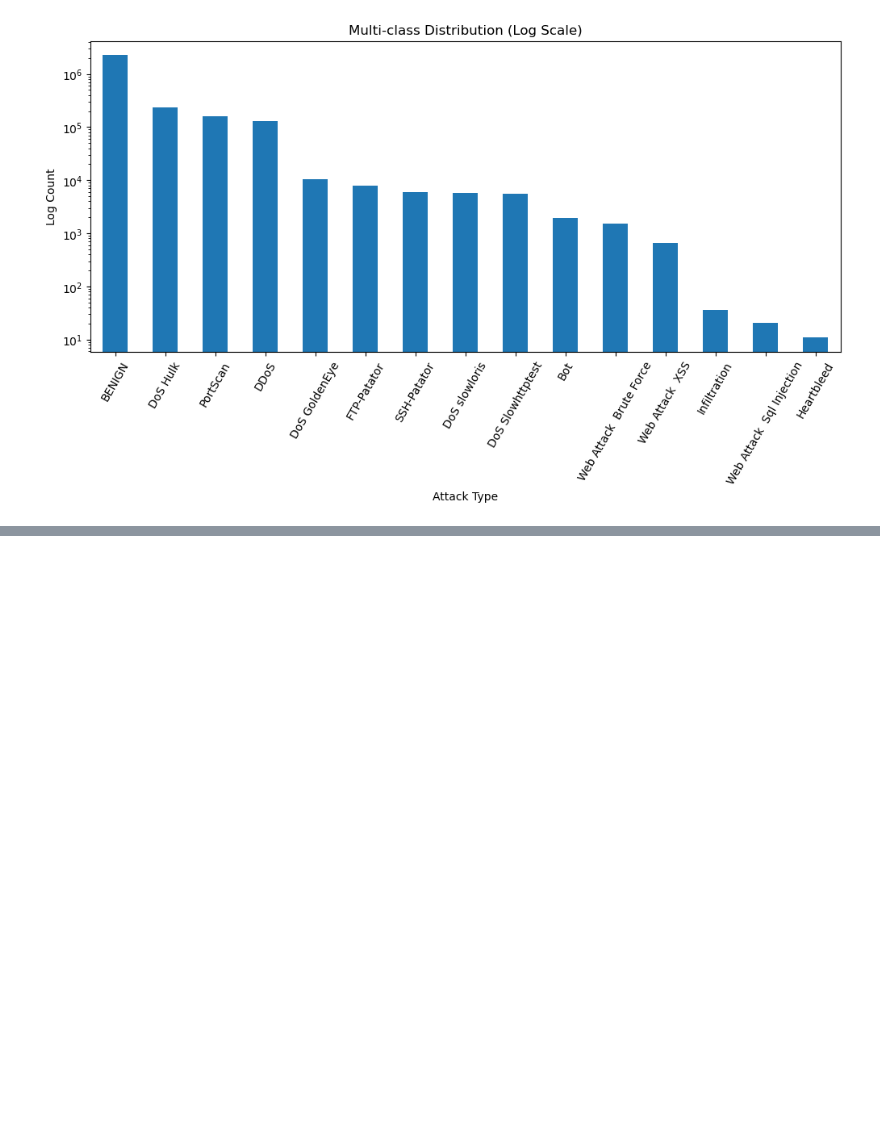
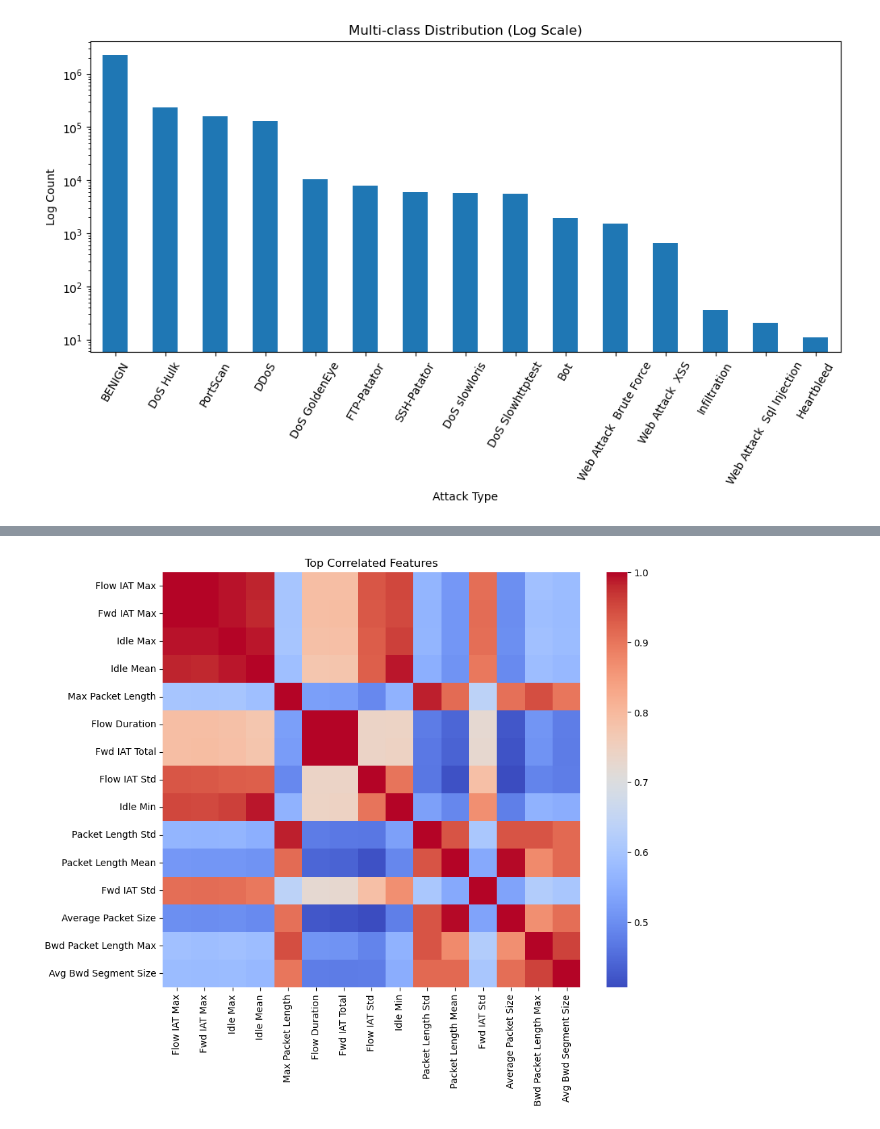
Before and after one commit to SanderSSoares/IDS-Capstone_Project, a Jupyter notebook: IDS_CA2.ipynb, the cells around one changed output, grey strips where cells are left out. Drawn from its saved outputs; the diff is of its cells as text; code cells hidden in the pictures; blank space fills up the shorter version.

Commit message:
EDA and observations
Complete EDA with class imbalance visualization, correlation analysis, feature distributions and outlier insights

```diff
--- a/IDS_CA2.ipynb
+++ b/IDS_CA2.ipynb
@@ -260,0 +278,14 @@ Graph shows distribution of attacks and frequency they happen.
+# %%
+# Get top correlated features
+corr_matrix = numeric_df.corr().abs()
+
+# Select top features with highest correlation sums
+top_features = corr_matrix.sum().sort_values(ascending=False).head(15).index
+
+# Plot only those
+plt.figure(figsize=(10, 8))
+sns.heatmap(numeric_df[top_features].corr(), cmap='coolwarm')
+plt.title("Top Correlated Features")
+plt.show()
+# %% [output]
+[figure, added]
```
Also changed, not shown: parts of 14 cells of this notebook.
